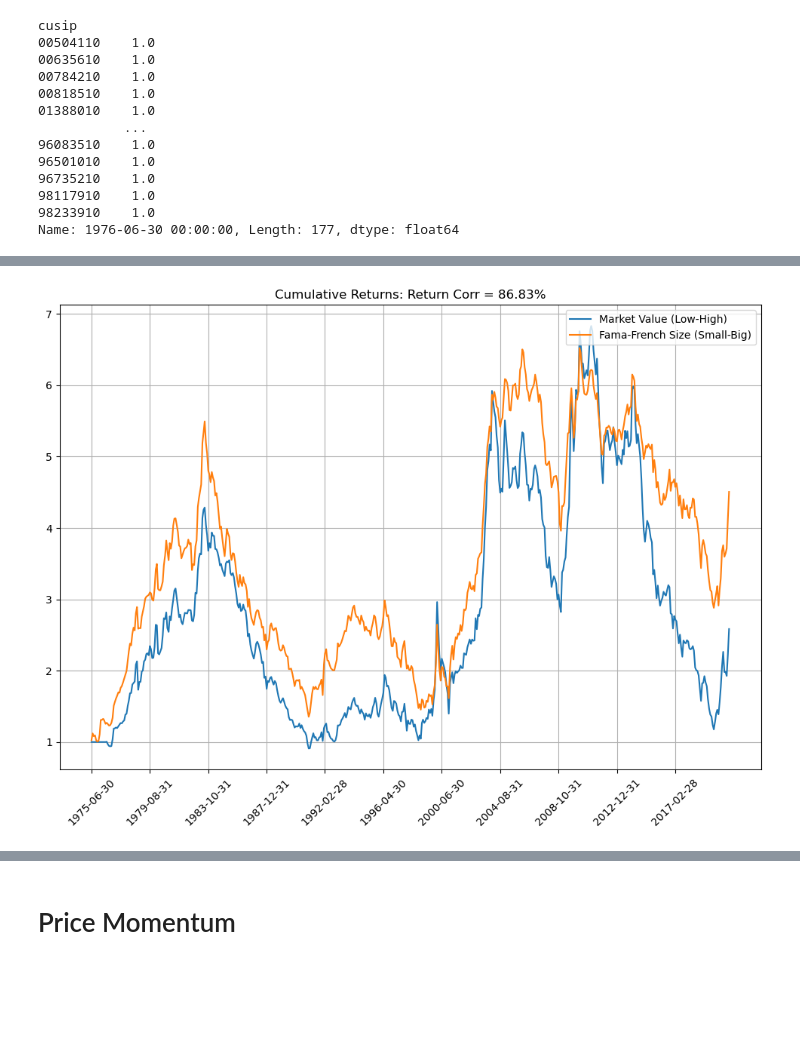
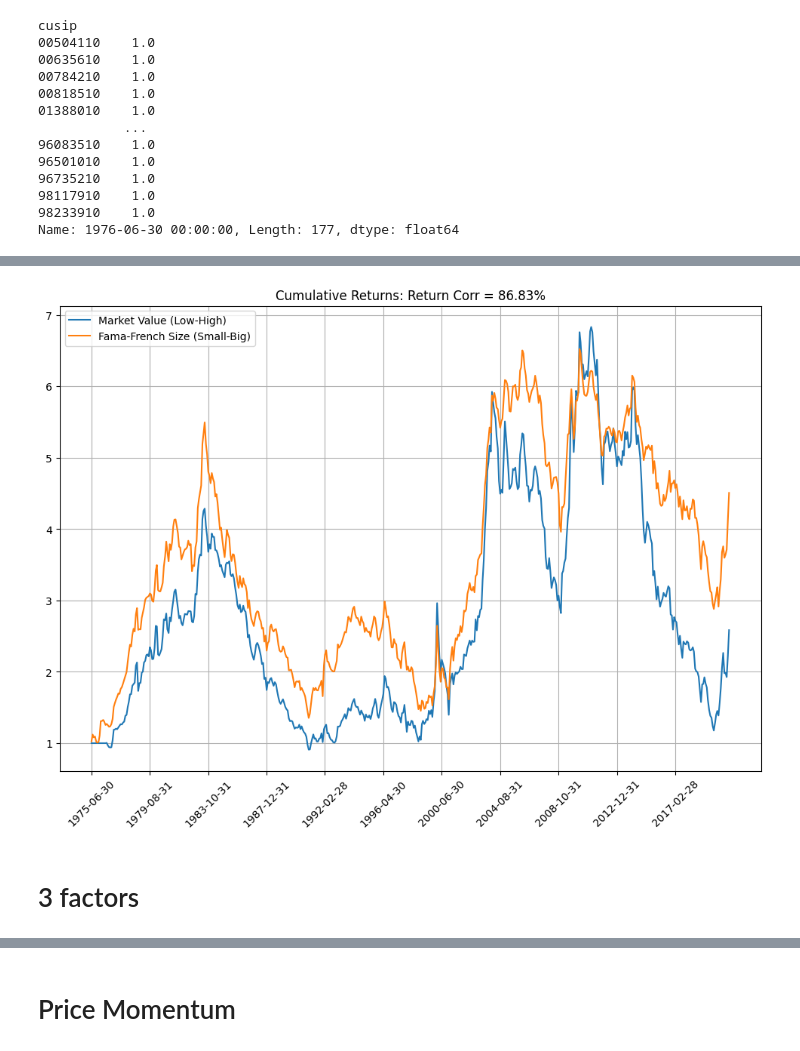
Before and after one commit to Castoria21/Capstone, a Jupyter notebook: Project/demo.ipynb, the cells around one changed output, grey strips where cells are left out. Drawn from its saved outputs; the diff is of its cells as text; code cells hidden in the pictures; blank space fills up the shorter version.

```diff
--- a/Project/demo.ipynb
+++ b/Project/demo.ipynb
@@ -108,18 +125,20 @@ ff_size = ff_size.iloc[:, 9:]
 # %%
 # Select the time to visualize
 start = (1975, 6, 1)
 end = (2020, 12, 31)
 temp = filter_datetime_df(size_portfolio, start, end)
 temp_ff = filter_datetime_df(ff_size, start, end)
 # Visualization
 plt.figure(figsize=(12, 8))
 plt.plot(temp.index, (1+ls(temp, 0, -1)).to_numpy().cumprod(), label='Market Value (Low-High)')
 plt.plot(temp.index, (1+ls(temp_ff, 0, -1)).to_numpy().cumprod(), label='Fama-French Size (Small-Big)')
 corr = np.corrcoef([ls(temp, 0, -1), ls(temp_ff, 0, -1)])[0, 1]
-plt.legend(loc='upper right')
+plt.legend()
 plt.title(f"Cumulative Returns: Return Corr = {corr:.2%}")
 plt.grid()
 plt.xticks(temp.index[::50], rotation=45)
 plt.show()
 # %% [output]
-[figure, old version]
+[figure, new version]
+# %% [markdown]
+# 3 factors
```
Also changed, not shown: parts of 39 cells of this notebook, 3 other files.
